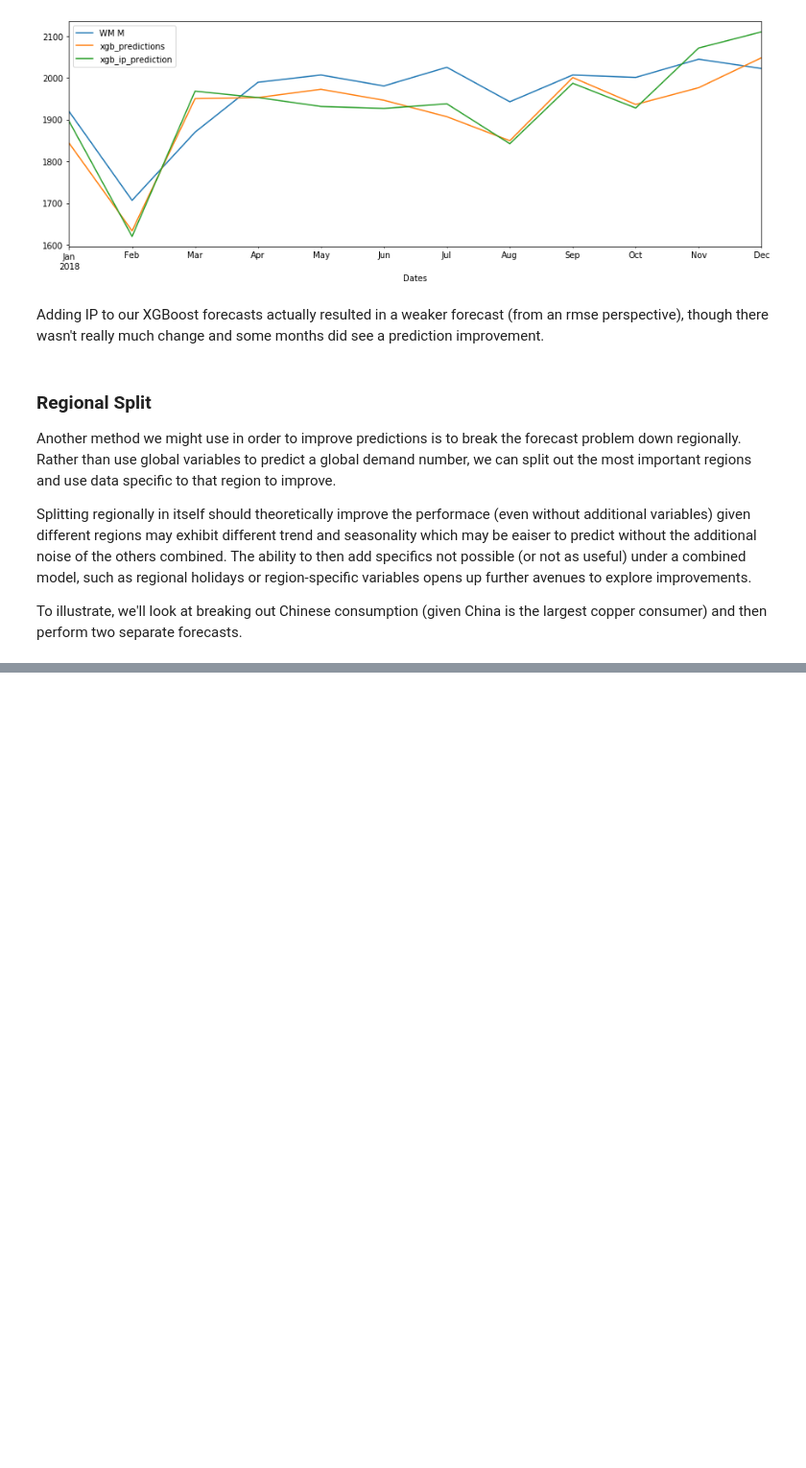
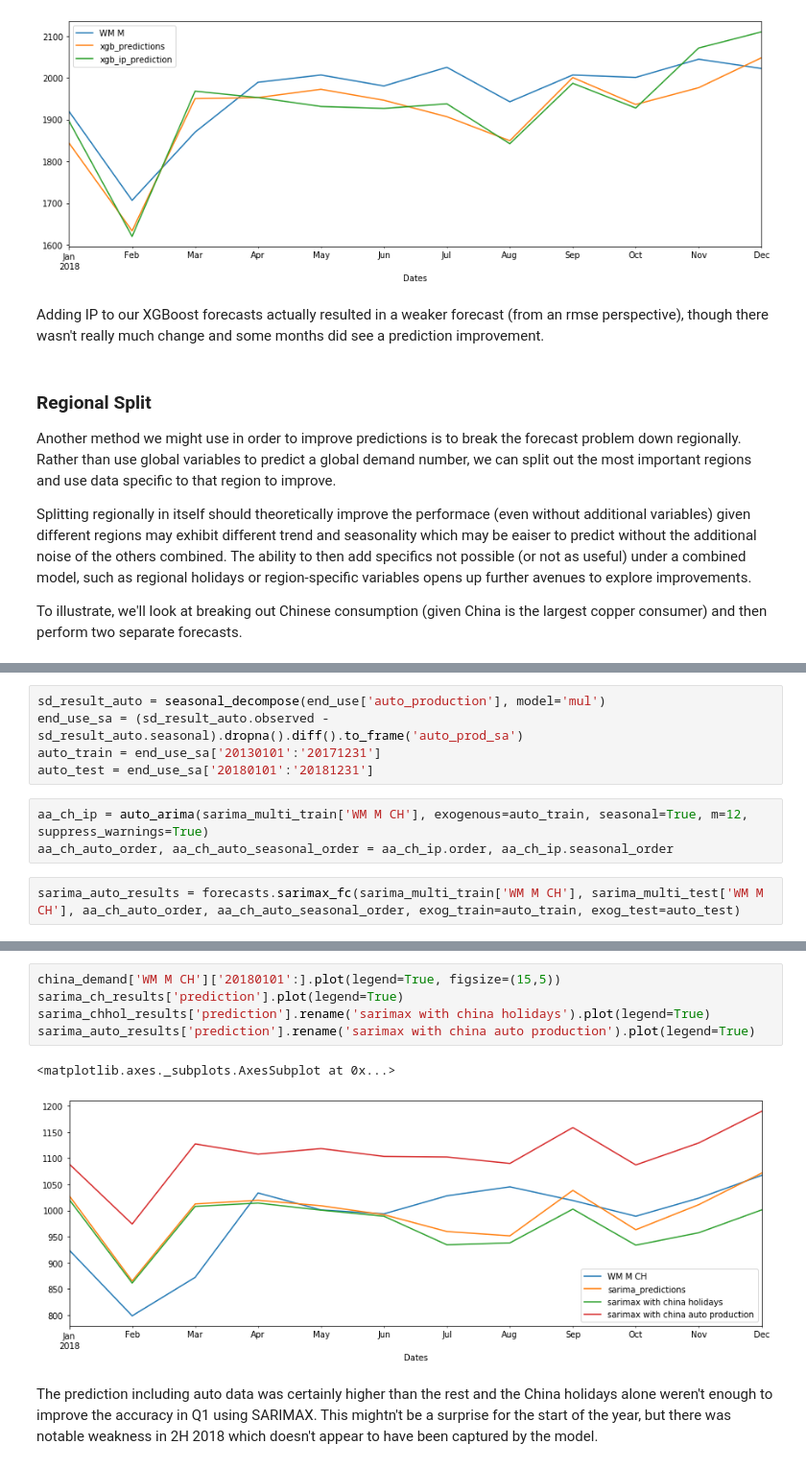
Before and after one commit to rfow/notebooks, a Jupyter notebook: Multivariate Demand Forecast.ipynb, the cells around one changed output, grey strips where cells are left out. Shown at 96% size. Cells and saved outputs as stored; diff of their text form; blank space fills up the shorter version.

```diff
--- a/Multivariate Demand Forecast.ipynb
+++ b/Multivariate Demand Forecast.ipynb
@@ -418,0 +564,10 @@ We have consumption data from WM and the ICSG like we did with the total consump
+# %%
+sd_result_auto = seasonal_decompose(end_use['auto_production'], model='mul')
+end_use_sa = (sd_result_auto.observed - sd_result_auto.seasonal).dropna().diff().to_frame('auto_prod_sa')
+auto_train = end_use_sa['20130101':'20171231']
+auto_test = end_use_sa['20180101':'20181231']
+# %%
+aa_ch_ip = auto_arima(sarima_multi_train['WM M CH'], exogenous=auto_train, seasonal=True, m=12, suppress_warnings=True)
+aa_ch_auto_order, aa_ch_auto_seasonal_order = aa_ch_ip.order, aa_ch_ip.seasonal_order
+# %%
+sarima_auto_results = forecasts.sarimax_fc(sarima_multi_train['WM M CH'], sarima_multi_test['WM M CH'], aa_ch_auto_order, aa_ch_auto_seasonal_order, exog_train=auto_train, exog_test=auto_test)
@@ -418,0 +578,10 @@ We have consumption data from WM and the ICSG like we did with the total consump
+# %%
+china_demand['WM M CH']['20180101':].plot(legend=True, figsize=(15,5))
+sarima_ch_results['prediction'].plot(legend=True)
+sarima_chhol_results['prediction'].rename('sarimax with china holidays').plot(legend=True)
+sarima_auto_results['prediction'].rename('sarimax with china auto production').plot(legend=True)
+# %% [output]
+<matplotlib.axes._subplots.AxesSubplot at 0x...>
+[figure, added]
+# %% [markdown]
+The prediction including auto data was certainly higher than the rest and the China holidays alone weren't enough to improve the accuracy in Q1 using SARIMAX. This mightn't be a surprise for the start of the year, but there was notable weakness in 2H 2018 which doesn't appear to have been captured by the model.
```
Also changed, not shown: parts of 70 cells of this notebook, 5 other files.
